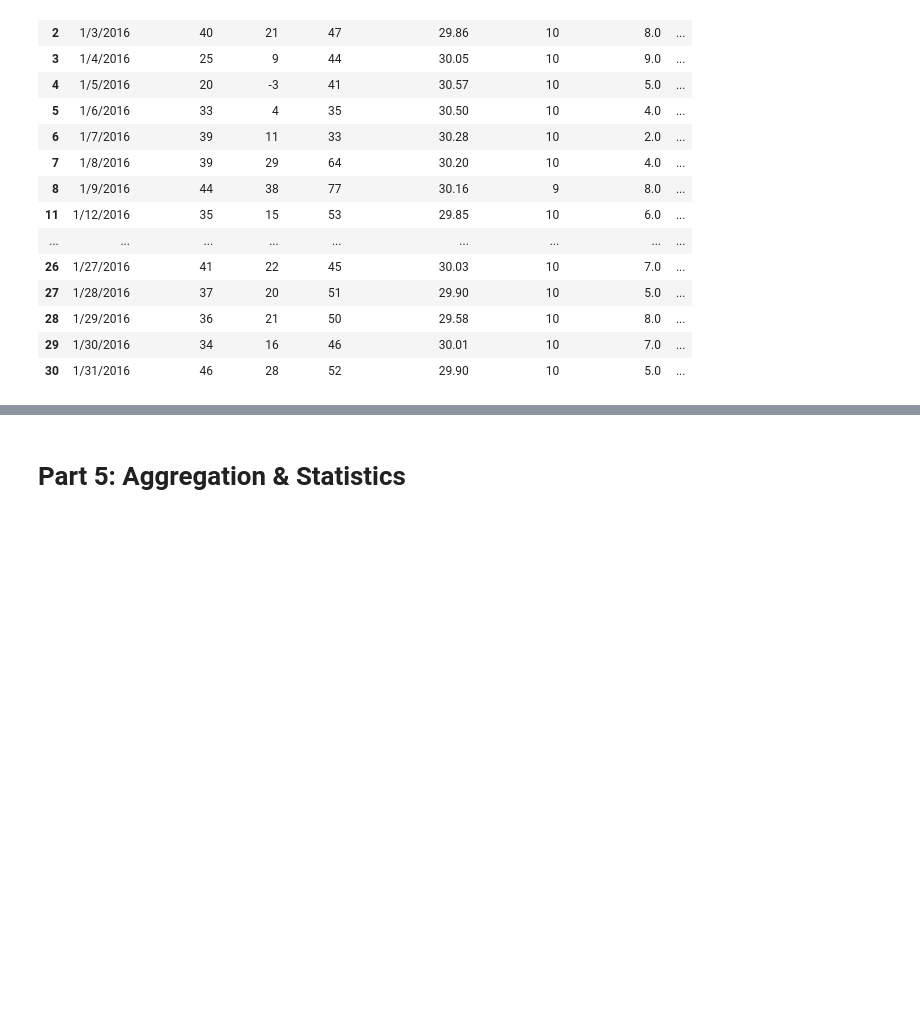
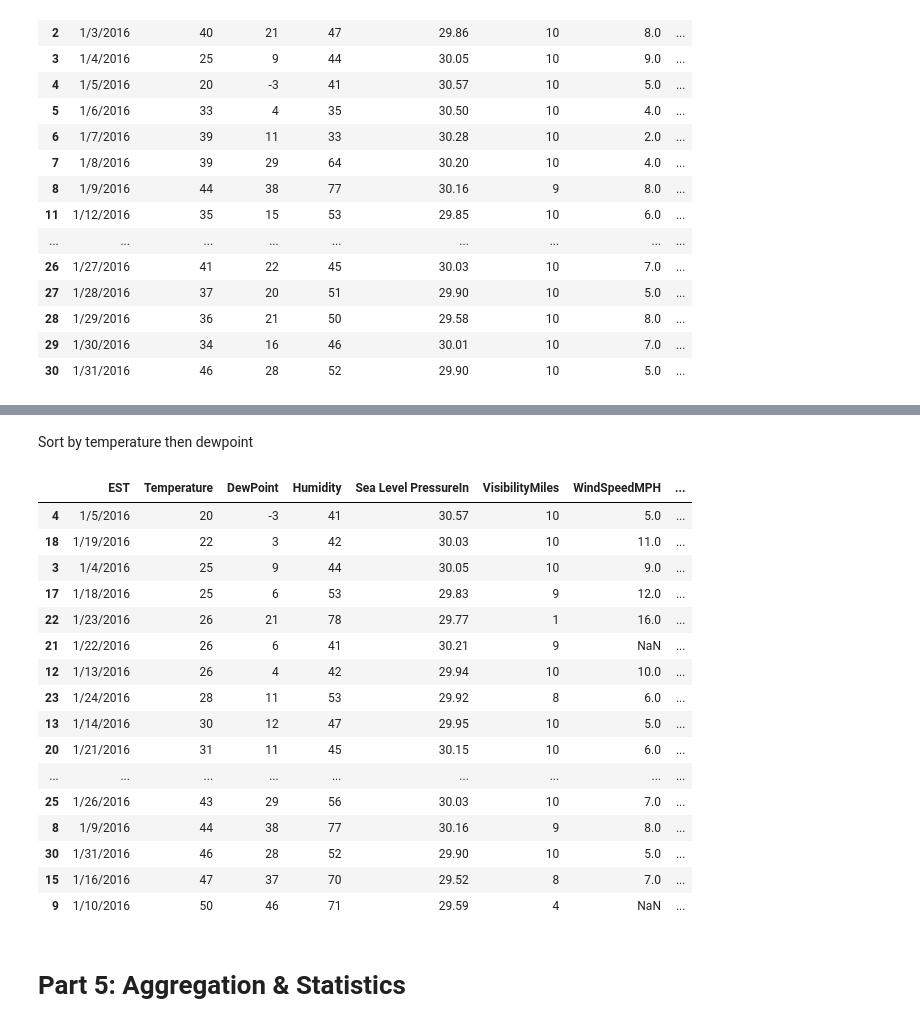
Before and after one commit to ngzhiwei517/Machine_Learning_Self-Learn, a Jupyter notebook: Pandas.ipynb, the cells around one changed output, grey strips where cells are left out. Drawn from its saved outputs; the diff is of its cells as text; code cells hidden in the pictures; blank space fills up the shorter version.

```diff
--- a/Pandas.ipynb
+++ b/Pandas.ipynb
@@ -658,3 +678,25 @@ df.dropna()
+# %% [markdown]
+Sort by temperature then dewpoint
+# %%
+df.sort_values(['Temperature','DewPoint'],ascending=[True,False])
+# %% [output]
+|  | EST | Temperature | DewPoint | Humidity | Sea Level PressureIn | VisibilityMiles | WindSpeedMPH | ... |
+| 4 | 1/5/2016 | 20 | -3 | 41 | 30.57 | 10 | 5.0 | ... |
+| 18 | 1/19/2016 | 22 | 3 | 42 | 30.03 | 10 | 11.0 | ... |
+| 3 | 1/4/2016 | 25 | 9 | 44 | 30.05 | 10 | 9.0 | ... |
+| 17 | 1/18/2016 | 25 | 6 | 53 | 29.83 | 9 | 12.0 | ... |
+| 22 | 1/23/2016 | 26 | 21 | 78 | 29.77 | 1 | 16.0 | ... |
+| 21 | 1/22/2016 | 26 | 6 | 41 | 30.21 | 9 | NaN | ... |
+| 12 | 1/13/2016 | 26 | 4 | 42 | 29.94 | 10 | 10.0 | ... |
+| 23 | 1/24/2016 | 28 | 11 | 53 | 29.92 | 8 | 6.0 | ... |
+| 13 | 1/14/2016 | 30 | 12 | 47 | 29.95 | 10 | 5.0 | ... |
+| 20 | 1/21/2016 | 31 | 11 | 45 | 30.15 | 10 | 6.0 | ... |
+| ... | ... | ... | ... | ... | ... | ... | ... | ... |
+| 25 | 1/26/2016 | 43 | 29 | 56 | 30.03 | 10 | 7.0 | ... |
+| 8 | 1/9/2016 | 44 | 38 | 77 | 30.16 | 9 | 8.0 | ... |
+| 30 | 1/31/2016 | 46 | 28 | 52 | 29.90 | 10 | 5.0 | ... |
+| 15 | 1/16/2016 | 47 | 37 | 70 | 29.52 | 8 | 7.0 | ... |
+| 9 | 1/10/2016 | 50 | 46 | 71 | 29.59 | 4 | NaN | ... |
 # %% [markdown]
 # Part 5: Aggregation & Statistics
 # %% [markdown]
```
Also changed, not shown: parts of 10 cells of this notebook.
